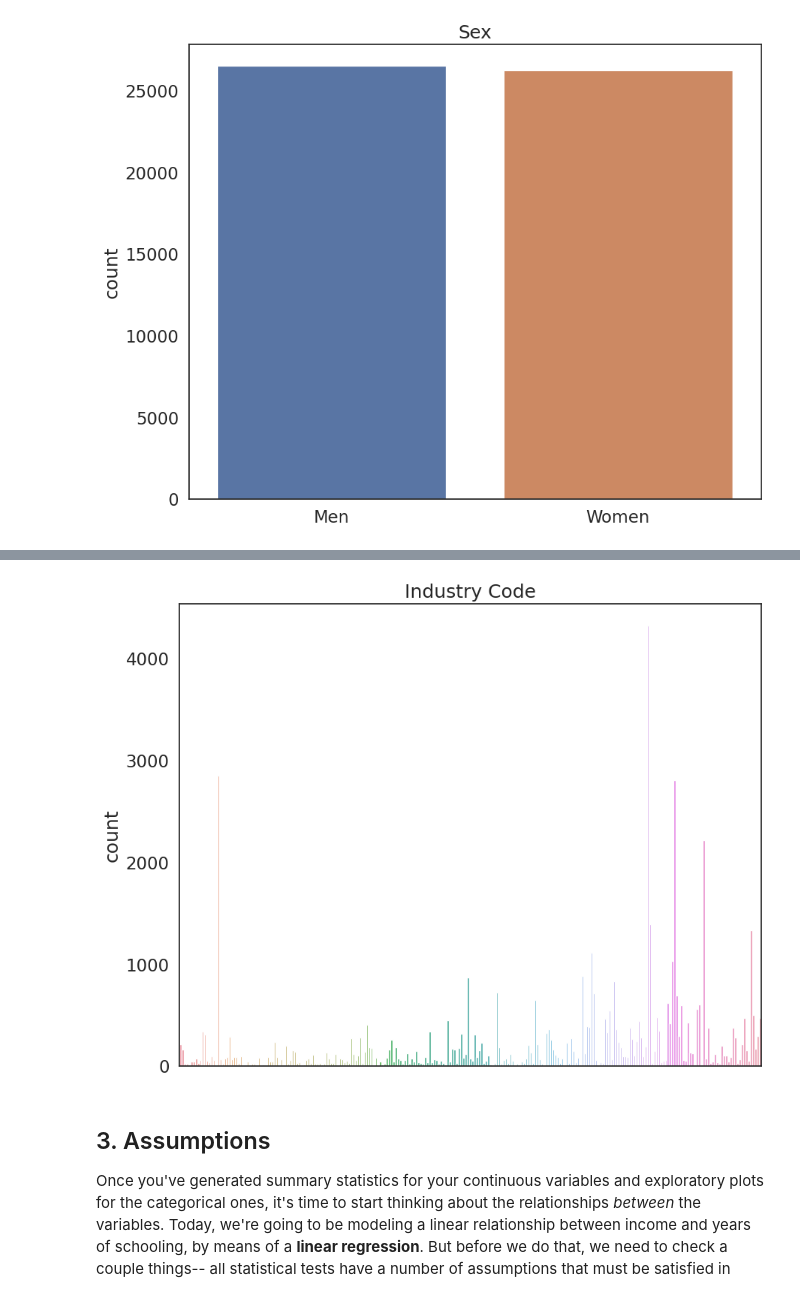
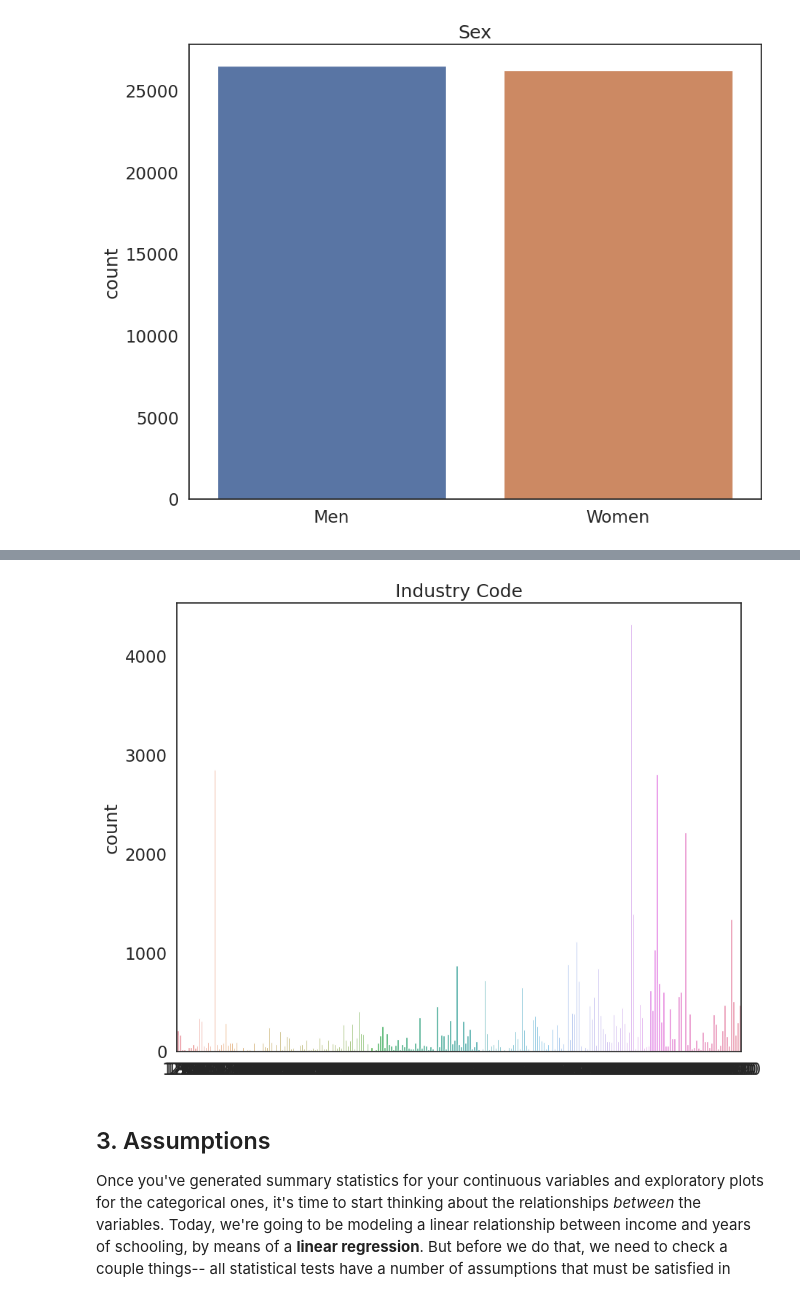
Before and after one commit to khou128/QM2, a Jupyter notebook: notebooks/W08. Linear Regression.ipynb, the cells around one changed output, grey strips where cells are left out. Drawn from its saved outputs; the diff is of its cells as text; code cells hidden in the pictures.

```diff
--- a/notebooks/W08. Linear Regression.ipynb
+++ b/notebooks/W08. Linear Regression.ipynb
@@ -180,12 +198,12 @@ plt.show() # show the plot
 # %%
 sns.countplot(data=reg_df, x='ind') # plot the union variable
 
 plt.title('Industry Code') # add a title
 plt.xlabel('') # remove the x axis label
-plt.xticks(ticks=[0],labels=['']) # replace the x axis labels with more descriptive labels
+
 plt.show() # show the plot
 # %% [output]
-[figure, old version]
+[figure, new version]
 # %% [markdown]
 ## 3. Assumptions
 
```
Also changed, not shown: parts of 2 cells of this notebook.
